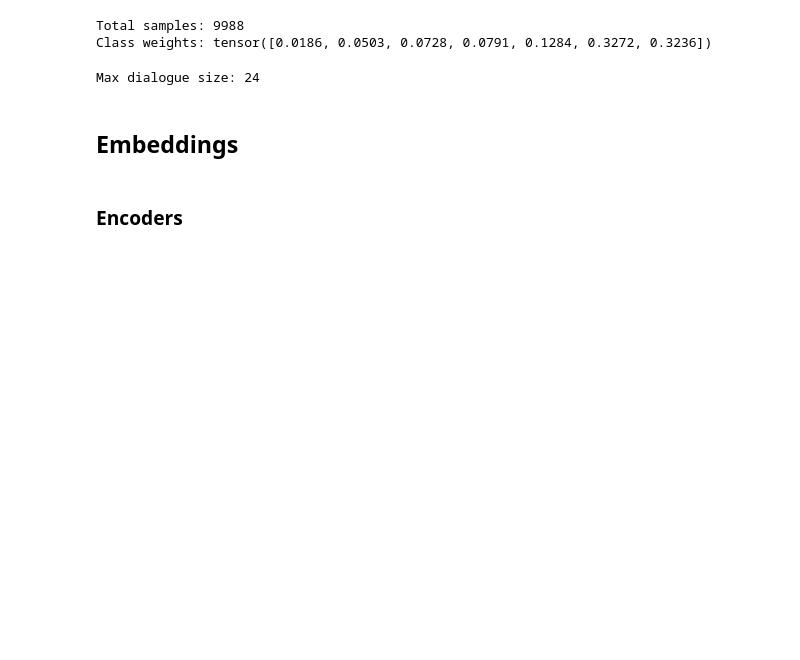
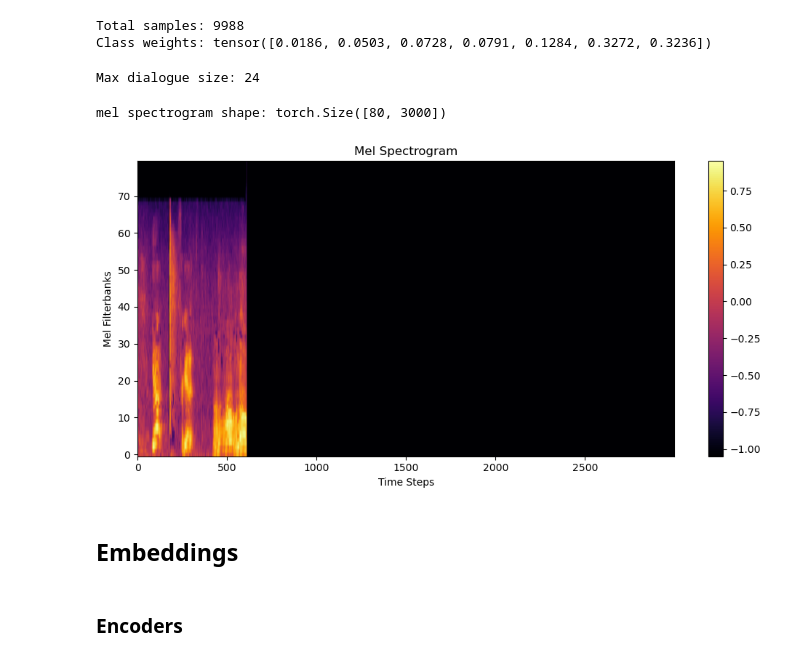
Before and after one commit to lucamodica/muse-project, a Jupyter notebook: muse-project-context.ipynb, the cells around one changed output. Cells and saved outputs as stored; diff of their text form; code cells hidden in the pictures; blank space fills up the shorter version.

```diff
--- a/muse-project-context.ipynb
+++ b/muse-project-context.ipynb
@@ -36,6 +36,9 @@ device = 'cuda' if torch.cuda.is_available() else 'cpu'
 [nltk_data] Downloading package stopwords to
 [nltk_data]     /home/lucamodica/nltk_data...
 [nltk_data]   Package stopwords is already up-to-date!
+# %%
+text_model_name = "bert-base-uncased"
+audio_model_name = "openai/whisper-small"
 # %% [markdown]
 ## Data
 # %%
@@ -347,6 +629,21 @@ max_utt = max(train_set.max_dialogue_size,
 print("Max dialogue size:", max_utt)
 # %% [output]
 Max dialogue size: 24
+# %%
+# display mel spectrogram from an example
+mel_spectrogram = train_set[1]["audio_list"][1]
+print(f'mel spectrogram shape: {mel_spectrogram.shape}')
+plt.figure(figsize=(10, 5))
+plt.imshow(mel_spectrogram.cpu().numpy(), aspect="auto", origin="lower", cmap="inferno")
+plt.colorbar()
+plt.title("Mel Spectrogram")
+plt.xlabel("Time Steps")
+plt.ylabel("Mel Filterbanks")
+plt.tight_layout()
+plt.show()
+# %% [output]
+mel spectrogram shape: torch.Size([80, 3000])
+[figure, added]
 # %% [markdown]
 ## Embeddings
 # %% [markdown]
```
Also changed, not shown: parts of 17 cells of this notebook.
